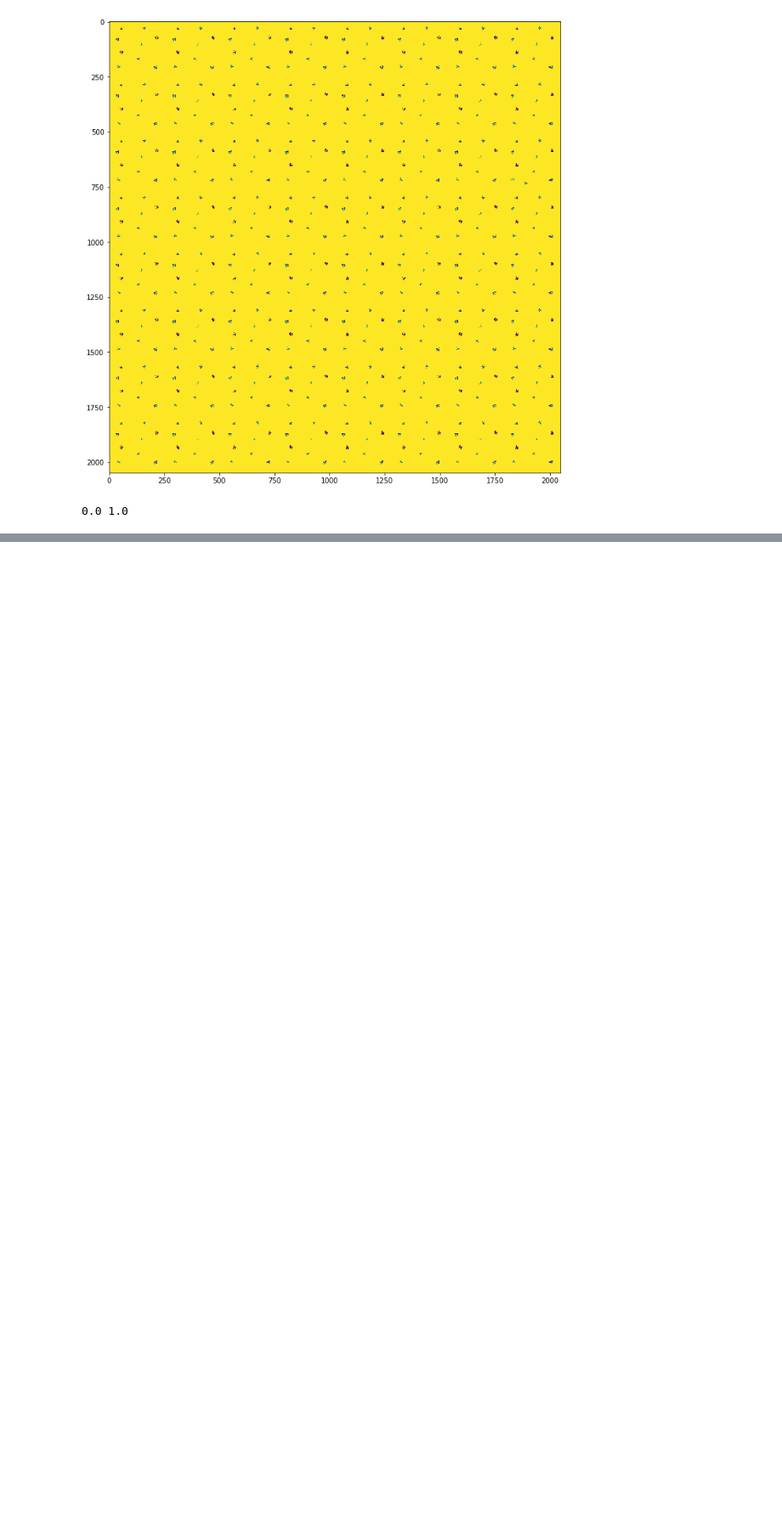
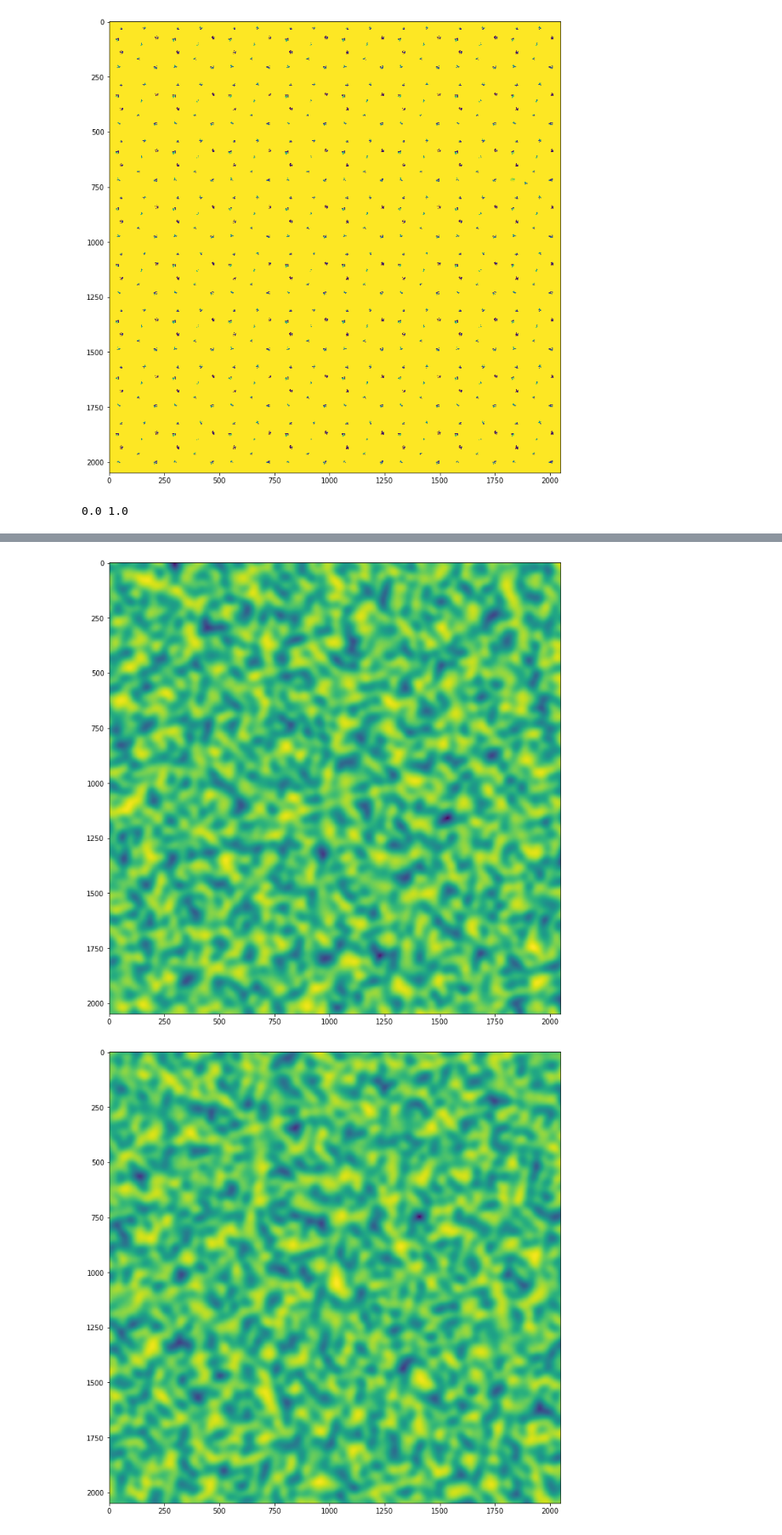
Before and after one commit to atbenmurray/space_engineers, a Jupyter notebook: world_files.ipynb, the cells around one changed output, grey strips where cells are left out. Shown at 85% size. Drawn from its saved outputs; the diff is of its cells as text; code cells hidden in the pictures; blank space fills up the shorter version.

```diff
--- a/world_files.ipynb
+++ b/world_files.ipynb
@@ -346,0 +320,78 @@ sub_octaves: (35, 51, 63)
+# %%
+def generate_world_map(ores, gen_noise=False):
+
+    #world_octaves = (7, 13, 19, 27, 35, 51, 63)
+    world_octaves = (5, 9, 17, 29, 39, 51, 91)
+    gen_height = 4096
+    gen_width = 4096
+    print('octaves:', world_octaves)
+
+    if gen_noise:
+        world_noise = get_sub_noise(gen_height, gen_width, world_octaves)
+        save_noise('seven_octaves_91.npz', world_noise)
+    else:
+        world_noise = load_noise('seven_octaves_91.npz')
+
+    print('generate ores')
+#     rows = (len(world_noise) // 3) + (0 if len(world_noise) % 3 == 0 else 1)
+#     a = 0
+#     fig, ax = plt.subplots(rows, 3, figsize=(15, 5 * rows))
+#     for v in world_noise.keys():
+#         ax[a // 3, a % 3].imshow(world_noise[v])
+#         a += 1
+
+    height = gen_height // 2
+    width = gen_width // 2
+#     threshold_count = 5000
+    small_octaves = world_octaves[0:2]
+    medium_octaves = world_octaves[1:3]
+    large_octaves = world_octaves[2:4]
+    octave_dict={'small': small_octaves, 'medium': medium_octaves, 'large': large_octaves}
+    sub_octaves = world_octaves[-3:]
+    print('sub_octaves:', sub_octaves)
+    amplitudes = (0.5, 1, 1)
+
+    f91 = world_noise[world_octaves[-1]][:2048, :2048]
+    f511 = world_noise[world_octaves[-2]][:2048, :2048]
+    f512 = world_noise[world_octaves[-2]][752:2048+752, 320:2048+320]
+    f91 = np.interp(f91, (f91.min(), f91.max()), (0, 1))
+    f511 = np.interp(f511, (f511.min(), f511.max()), (0, 1))
+    f511 = (f511 + f91)
+    f511 = np.sqrt(np.interp(f511, (f511.min(), f511.max()), (0, 1)))#.clip(0.5, 1.0)
+    f512 = np.interp(f512, (f512.min(), f512.max()), (0, 1))
+    f512 = (f512 + f91)
+    f512 = np.sqrt(np.interp(f512, (f512.min(), f512.max()), (0, 1)))#.clip(0.5, 1.0)
+    fig, ax = plt.subplots(figsize=(12, 12))
+    ax.imshow(f511)
+    fig, ax = plt.subplots(figsize=(12, 12))
+    ax.imshow(f512)
+    offsets = generate_offsets(len(ores), len(amplitudes), height)
+    print(len(offsets), len(ores))
+    ore_maps = list()
+    for oi, ore_offset in enumerate(offsets):
+        ore = ores[oi]
+        print('{} - ore_offset: {}'.format(oi, ore_offset))
+#         ore_map = get_ore_map(height, width, world_noise, octave_dict[ore[1]], sub_octaves, amplitudes, ore_offset)
+        ore_map = get_ore_map_2(height, width, world_noise, octave_dict[ore[1]], f511, amplitudes, ore_offset)
+        t_ore_map = threshold(ore_map, ore[2], 0.8)
+        ore_maps.append(t_ore_map)
+    print('stacking')
+    ore_maps = np.stack(ore_maps)
+    print('consolidating')
+    final_map = consolidate_maps(ore_maps)
+    print('final_map.shape:', final_map.shape)
+    fig, ax = plt.subplots(figsize=(12, 12))
+    ax.imshow(final_map)
+#     fig, ax = plt.subplots(2, 2, figsize=(16, 8))
+#     ax[0, 0].imshow(f91)
+#     ax[0, 1].imshow(f51)
+#     ax[1, 0].imshow(final_map)
+#     ax[1, 1].imshow(final_map[:512, :512])
+    print(np.count_nonzero(final_map))
+    unique, counts = np.unique(final_map, return_counts=True)
+    print(unique, counts)
+    print(height * width - counts[-1])
+    return world_noise
+
+world_noise = generate_world_map(ores2, False)
+# %% [output]
@@ -346,0 +415,2 @@ sub_octaves: (35, 51, 63)
+[figure, added]
+[figure, added]
```
Also changed, not shown: parts of 3 cells of this notebook.
